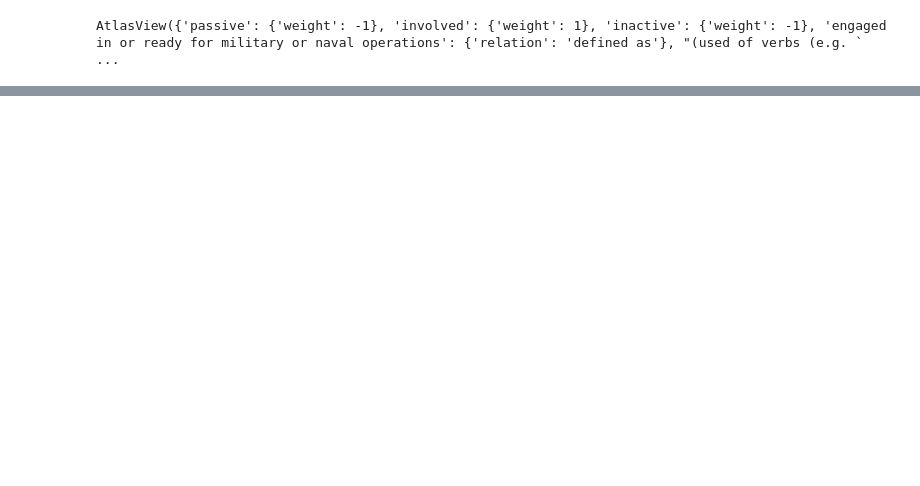
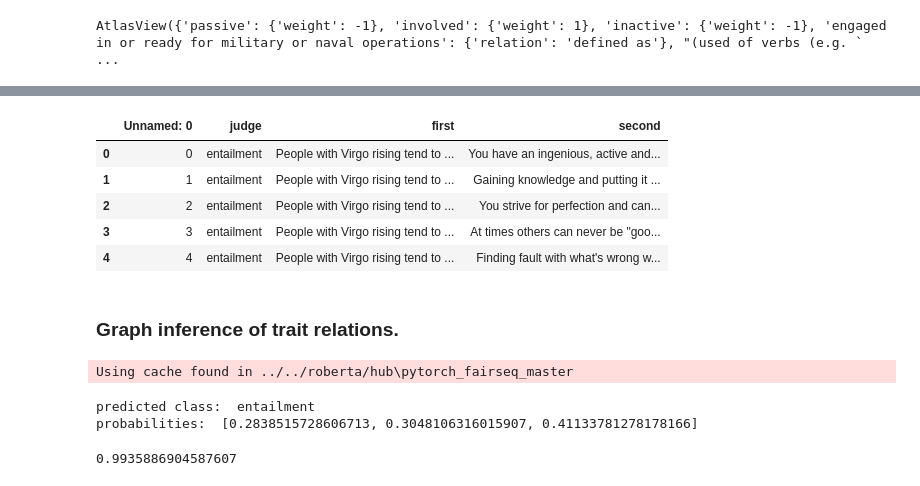
Before and after one commit to llmhyy/comments_summarization, a Jupyter notebook: src/kg_inference_wordsapi.ipynb, the cells around one changed output, grey strips where cells are left out. Drawn from its saved outputs; the diff is of its cells as text; code cells hidden in the pictures; blank space fills up the shorter version.

Commit message:
integrated sentence similarity scoring w kg inference; added code to loop the inference over several sentence pairs.

```diff
--- a/src/kg_inference_wordsapi.ipynb
+++ b/src/kg_inference_wordsapi.ipynb
@@ -67,5 +15,0 @@ enter path to save pickled graph:
-# %%
-with open("../data/yihao_traits_defs.json", 'r') as f:
-    defs_dict = json.load(f)
-print(defs_dict.keys())
-print(f"num of traits: {len(defs_dict)}")
@@ -248,0 +107,15 @@ ValueError: All-NaN slice encountered
+# %%
+import pandas as pd
+with open("../data/roberta/astro0.tsv") as f:
+    dataset = pd.read_csv(f, delimiter='\t')
+# %%
+dataset.head()
+# %% [output]
+|  | Unnamed: 0 | judge | first | second |
+| 0 | 0 | entailment | People with Virgo rising tend to ... | You have an ingenious, active and... |
+| 1 | 1 | entailment | People with Virgo rising tend to ... | Gaining knowledge and putting it ... |
+| 2 | 2 | entailment | People with Virgo rising tend to ... | You strive for perfection and can... |
+| 3 | 3 | entailment | People with Virgo rising tend to ... | At times others can never be "goo... |
+| 4 | 4 | entailment | People with Virgo rising tend to ... | Finding fault with what's wrong w... |
+# %% [markdown]
+### Graph inference of trait relations.
@@ -248,0 +157,12 @@ ValueError: All-NaN slice encountered
+# %%
+predictor = RobertaMNLI(rel_path="../../roberta/hub")
+# %% [output]
+Using cache found in ../../roberta/hub\pytorch_fairseq_master
+# %%
+probs = predictor.predict_one('auspicious', 'bright', return_probs=True)
+cls = predictor.output_map[np.argmax(probs)]
+print('predicted class: ', cls)
+print('probabilities: ', probs)
+# %% [output]
+predicted class:  entailment
+probabilities:  [0.2838515728606713, 0.3048106316015907, 0.41133781278178166]
@@ -248,0 +212,6 @@ ValueError: All-NaN slice encountered
+# %%
+s1 = "you are a very brave man."
+s2 = "you are a courageous person."
+entailment_score(predictor, s1, s2)
+# %% [output]
+0.9935886904587607
```
Also changed, not shown: parts of 35 cells of this notebook.
